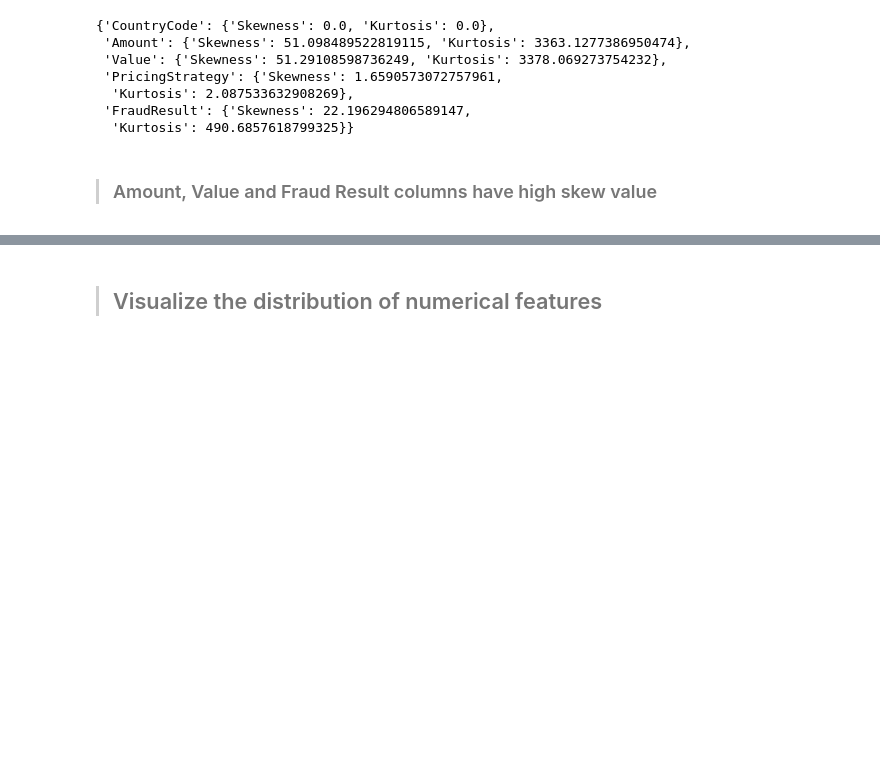
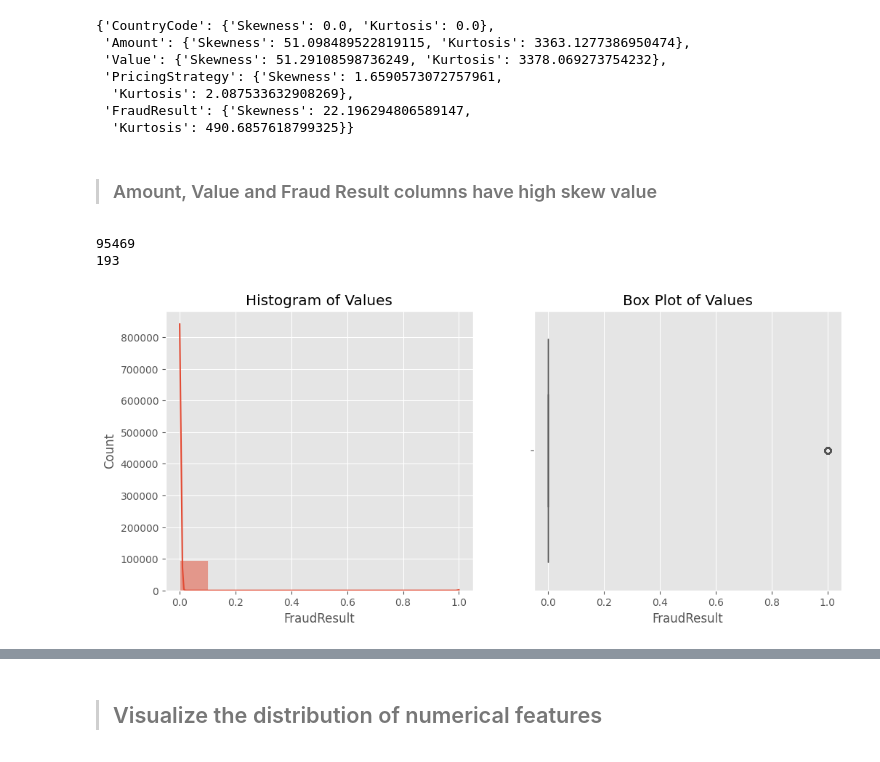
Before and after one commit to hanaDemma/Credit-Scoring_and_Risk-Analysis-week-6, a Jupyter notebook: notebooks/exploratory_analysis.ipynb, the cells around one changed output, grey strips where cells are left out. Drawn from its saved outputs; the diff is of its cells as text; code cells hidden in the pictures; blank space fills up the shorter version.

```diff
--- a/notebooks/exploratory_analysis.ipynb
+++ b/notebooks/exploratory_analysis.ipynb
@@ -173,3 +173,14 @@ Kurtosis: 490.6857618799325
   'Kurtosis': 490.6857618799325}}
 # %% [markdown]
 > ### Amount, Value and Fraud Result columns have high skew value
+# %%
+print(data[data['FraudResult']==0].shape[0])
+print(data[data['FraudResult']==1].shape[0])
+# %% [output]
+95469
+193
+# %%
+from scripts.visualize import plot_fraud_result
+plot_fraud_result(data)
+# %% [output]
+[figure, added]
```
Also changed, not shown: parts of 60 cells of this notebook, 1 other file.
